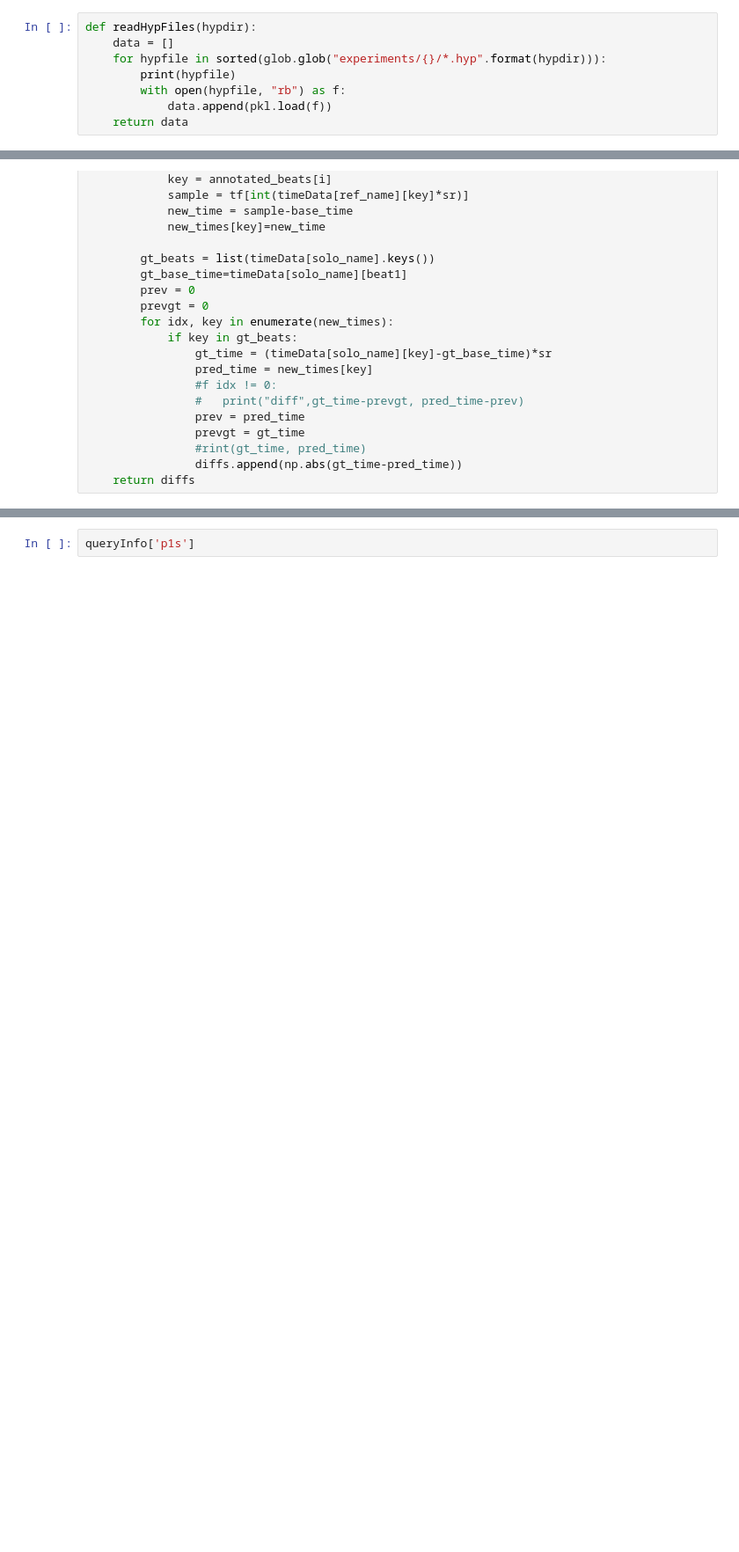
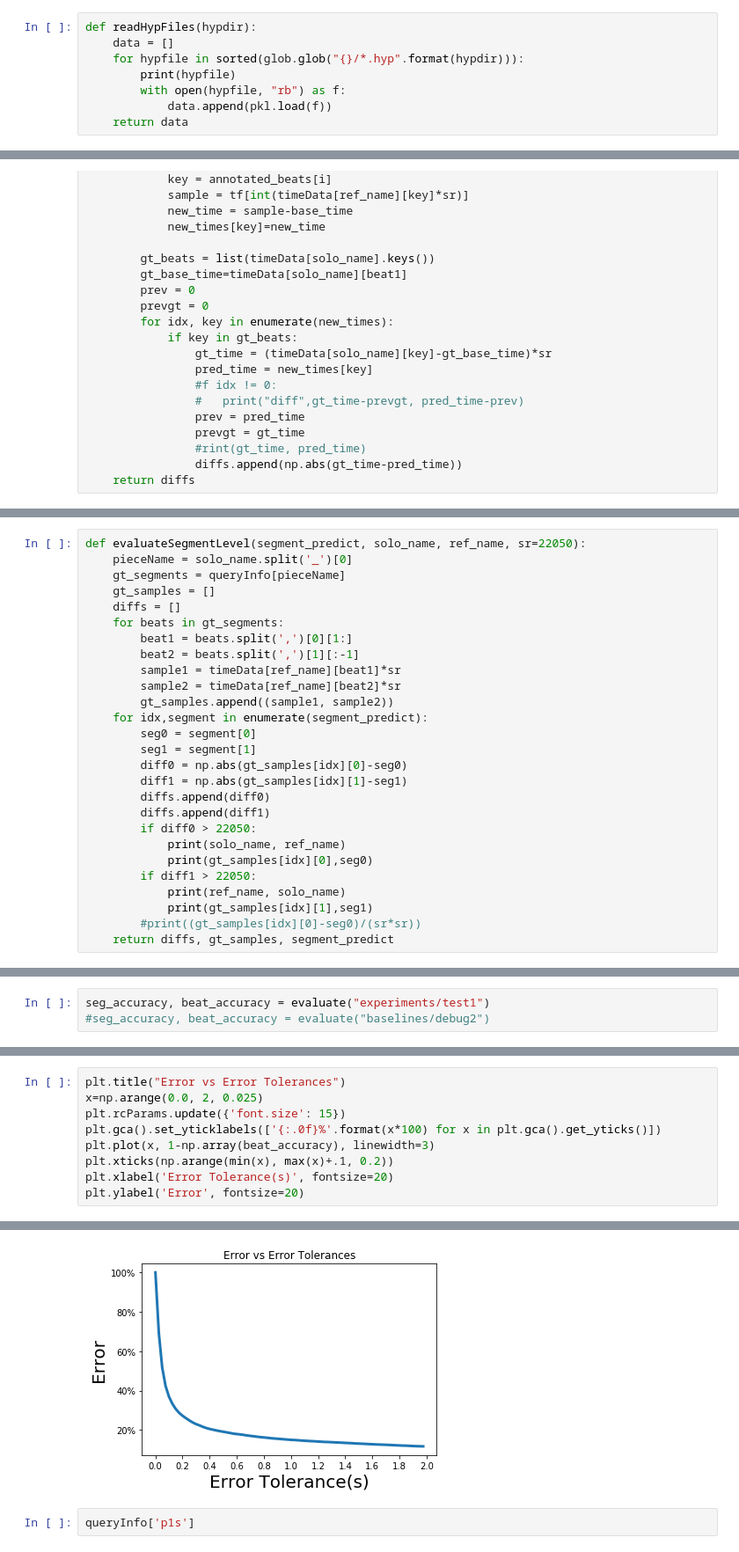
Before and after one commit to dhyang33/AdaptiveAccompaniment, a Jupyter notebook: src/03_evaluate.ipynb, the cells around one changed output, grey strips where cells are left out. Shown at 88% size. Saved outputs shown, nothing was run; the diff lists cells and outputs as text; blank space fills up the shorter version.

```diff
--- a/src/03_evaluate.ipynb
+++ b/src/03_evaluate.ipynb
@@ -22,7 +22,7 @@ with open(audioFiles_path, 'rb') as f:
 # %%
 def readHypFiles(hypdir):
     data = []
-    for hypfile in sorted(glob.glob("experiments/{}/*.hyp".format(hypdir))):
+    for hypfile in sorted(glob.glob("{}/*.hyp".format(hypdir))):
         print(hypfile)
         with open(hypfile, "rb") as f:
             data.append(pkl.load(f))
@@ -109,6 +105,33 @@ def evaluateBeatLevelFirst(tf, segment_predict, solo_name, ref_name, sr=22050):
                 #rint(gt_time, pred_time)
                 diffs.append(np.abs(gt_time-pred_time))
     return diffs
+# %%
+def evaluateSegmentLevel(segment_predict, solo_name, ref_name, sr=22050):
+    pieceName = solo_name.split('_')[0]
+    gt_segments = queryInfo[pieceName]
+    gt_samples = []
+    diffs = []
+    for beats in gt_segments:
+        beat1 = beats.split(',')[0][1:]
+        beat2 = beats.split(',')[1][:-1]
+        sample1 = timeData[ref_name][beat1]*sr
+        sample2 = timeData[ref_name][beat2]*sr
+        gt_samples.append((sample1, sample2))
+    for idx,segment in enumerate(segment_predict):
+        seg0 = segment[0]
+        seg1 = segment[1]
+        diff0 = np.abs(gt_samples[idx][0]-seg0)
+        diff1 = np.abs(gt_samples[idx][1]-seg1)
+        diffs.append(diff0)
+        diffs.append(diff1)
+        if diff0 > 22050:
+            print(solo_name, ref_name)
+            print(gt_samples[idx][0],seg0)
+        if diff1 > 22050:
+            print(ref_name, solo_name)
+            print(gt_samples[idx][1],seg1)
+        #print((gt_samples[idx][0]-seg0)/(sr*sr))
+    return diffs, gt_samples, segment_predict
 # %%
 def evaluate(hypdir, sr=22050):
     data = readHypFiles(hypdir)
@@ -222,0 +181,3 @@ int(timeData[solo_name]['24.1']*sr)-int(timeData[solo_name]['9.1']*sr)
+# %%
+seg_accuracy, beat_accuracy = evaluate("experiments/test1")
+#seg_accuracy, beat_accuracy = evaluate("baselines/debug2")
@@ -222,0 +257,10 @@ int(timeData[solo_name]['24.1']*sr)-int(timeData[solo_name]['9.1']*sr)
+# %%
+plt.title("Error vs Error Tolerances")
+x=np.arange(0.0, 2, 0.025)
+plt.rcParams.update({'font.size': 15})
+plt.gca().set_yticklabels(['{:.0f}%'.format(x*100) for x in plt.gca().get_yticks()])
+plt.plot(x, 1-np.array(beat_accuracy), linewidth=3)
+plt.xticks(np.arange(min(x), max(x)+.1, 0.2))
+plt.xlabel('Error Tolerance(s)', fontsize=20)
+plt.ylabel('Error', fontsize=20)
+# %% [output]
@@ -223,3 +268,4 @@ int(timeData[solo_name]['24.1']*sr)-int(timeData[solo_name]['9.1']*sr)
+[figure, added]
 # %%
 queryInfo['p1s']
 # %% [output]
```
Also changed, not shown: parts of 15 cells of this notebook, 4 other files.
